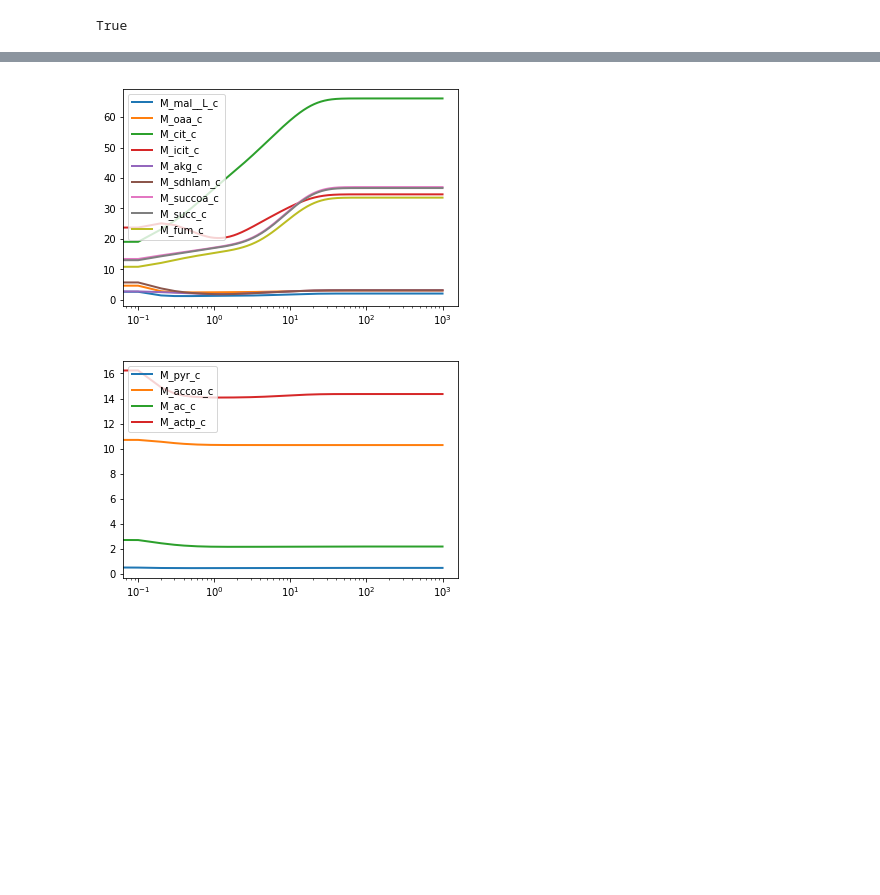
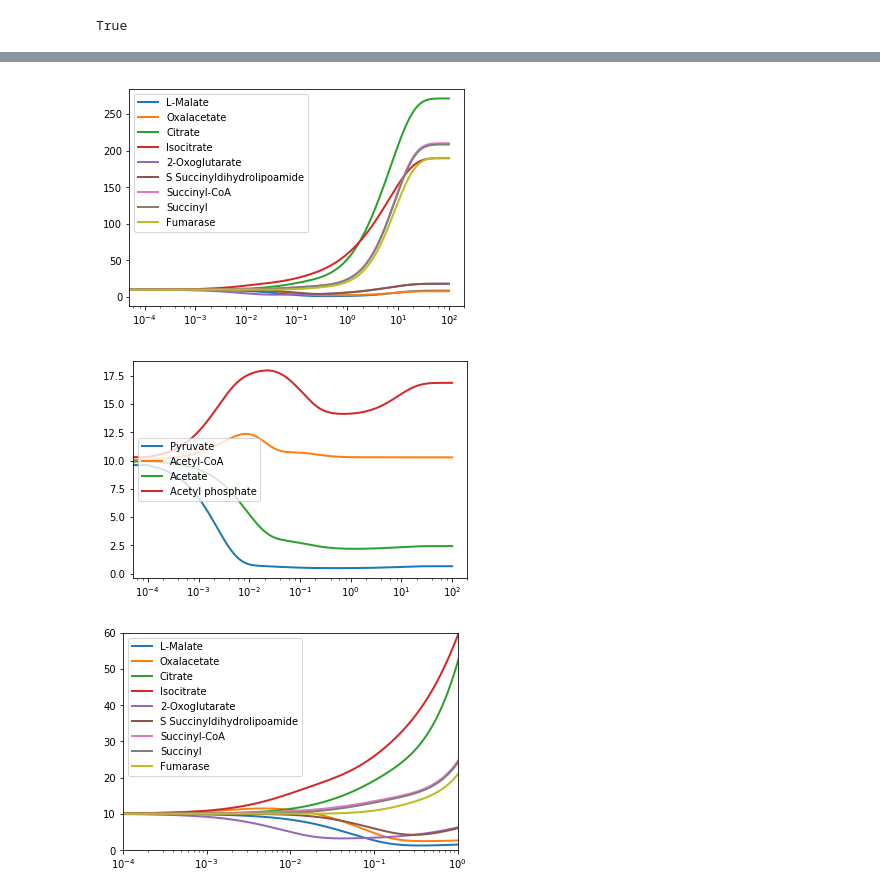
Before and after one commit to 4less/SysBioProject, a Jupyter notebook: reduced_map/simulate_model.ipynb, the cells around one changed output, grey strips where cells are left out. Cells and saved outputs as stored; diff of their text form; code cells hidden in the pictures; blank space fills up the shorter version.

```diff
--- a/reduced_map/simulate_model.ipynb
+++ b/reduced_map/simulate_model.ipynb
@@ -57,7 +57,7 @@ boundary_true = ['M_atp_c',
                 'M_adcobdam_c',
                 'M_adcobhex_c',
                 'M_hco3_c',
-                'M_2kmbc_c']
+                'M_2kmb_c']
 # %%
 s = model.getSpecies('M_h2o_c')
 print s == None
@@ -86,19 +113,26 @@ sbml_model = te.loadSBMLModel(outfile)
 
 
 
-def plot(simulation, xrange=None, yrange=None, columns=None, xscale='linear', yscale='linear', autolegend=True, legend=True, linewidth=2.0):
+def plot(simulation, xrange=None, yrange=None, columns=None, species_labels=None, xscale='linear', yscale='linear', autolegend=True, legend=True, linewidth=2.0):
     plt.xscale(xscale)
     plt.yscale(yscale)
 
     if columns is None:
         columns = simulation.colnames[1:]
 
+    if species_labels != None and len(columns)!=len(species_labels):
+        return
+
+    label_index = 0
+
     for species in columns:
+
         if xrange is not None:
             plt.xlim(xrange[0], xrange[1])
         if yrange is not None:
             plt.ylim(yrange[0], yrange[1])
-        plt.plot(simulation['time'], simulation['['+species+']'], label=species, linewidth=linewidth)
+        plt.plot(simulation['time'], simulation['['+species+']'], label=species_labels[label_index], linewidth=linewidth)
+        label_index += 1
 
     if legend:
         plt.legend()
@@ -181,22 +215,45 @@ for species in species_list:
     #print sbml_model[species]
     sbml_model[species] = 10.0
 # %%
-sim = sbml_model.simulate(0, 1000, 10000)
+sim = sbml_model.simulate(0, 100, 1000000)
 # %%
 #print(sim)
 %matplotlib inline
+# %%
+citrate_labels = ['L-Malate',
+                 'Oxalacetate',
+                 'Citrate',
+                 'Isocitrate',
+                 '2-Oxoglutarate',
+                 'S Succinyldihydrolipoamide',
+                 'Succinyl-CoA',
+                 'Succinyl',
+                 'Fumarase']
+pyruvate_labels = ['Pyruvate',
+                  'Acetyl-CoA',
+                  'Acetate',
+                  'Acetyl phosphate']
 # %%
 # plot
 #plot1 = sbml_model.plot(sim)
 columns_citrate = ['M_mal__L_c', 'M_oaa_c', 'M_cit_c', 'M_icit_c', 'M_akg_c', 'M_sdhlam_c', 'M_succoa_c', 'M_succ_c', 'M_fum_c']
 columns_pyruvat = ['M_pyr_c', 'M_accoa_c', 'M_ac_c', 'M_actp_c']
 
 columns_combined = columns_citrate + columns_pyruvat
 #print columns_pyruvat
 
-plot(sim, columns=columns_citrate, xscale='log')
+plot(sim, columns=columns_citrate, species_labels=citrate_labels, xscale='log')
+plt.savefig("citrate_plot_1.png")
 plt.show()
-plot(sim, columns=columns_pyruvat, xscale='log')
+plot(sim, columns=columns_pyruvat, species_labels=pyruvate_labels, xscale='log')
+plt.savefig("pyruvate_plot_1.png")
+plt.show()
+plot(sim, xrange=[0.0001, 1], yrange=[0,60], species_labels=citrate_labels, columns=columns_citrate, xscale='log')
+plt.savefig("citrate_plot_100.png")
+plt.show()
+#plot(sim, xrange=[0.000001, 1], species_labels=pyruvate_labels, columns=columns_pyruvat, xscale='log')
+#plt.savefig("pyruvate_plot_100.png")
 # %% [output]
-[figure, old version]
+[figure, new version]
-[figure, old version]
+[figure, new version]
+[figure, added]
```
Also changed, not shown: parts of 2 cells of this notebook, 7 other files.
